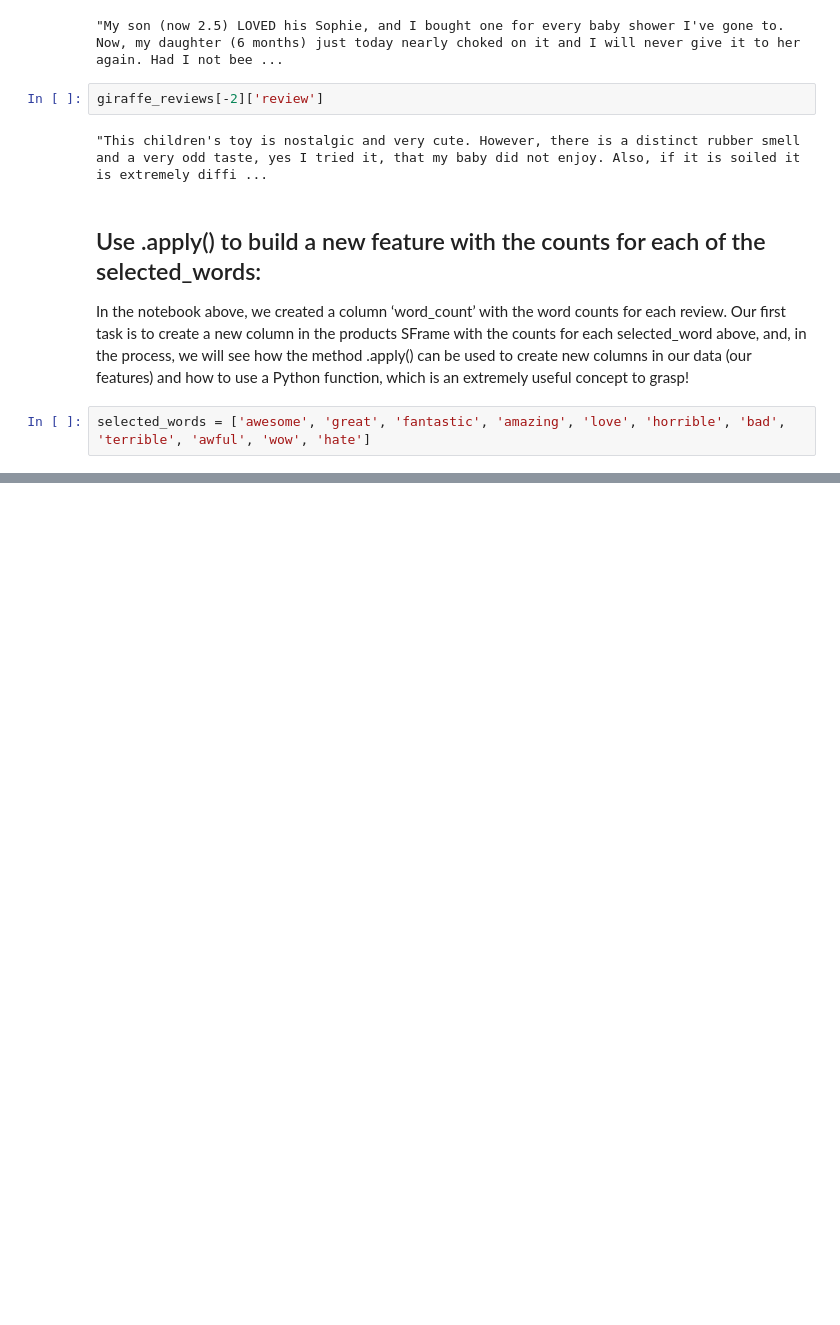
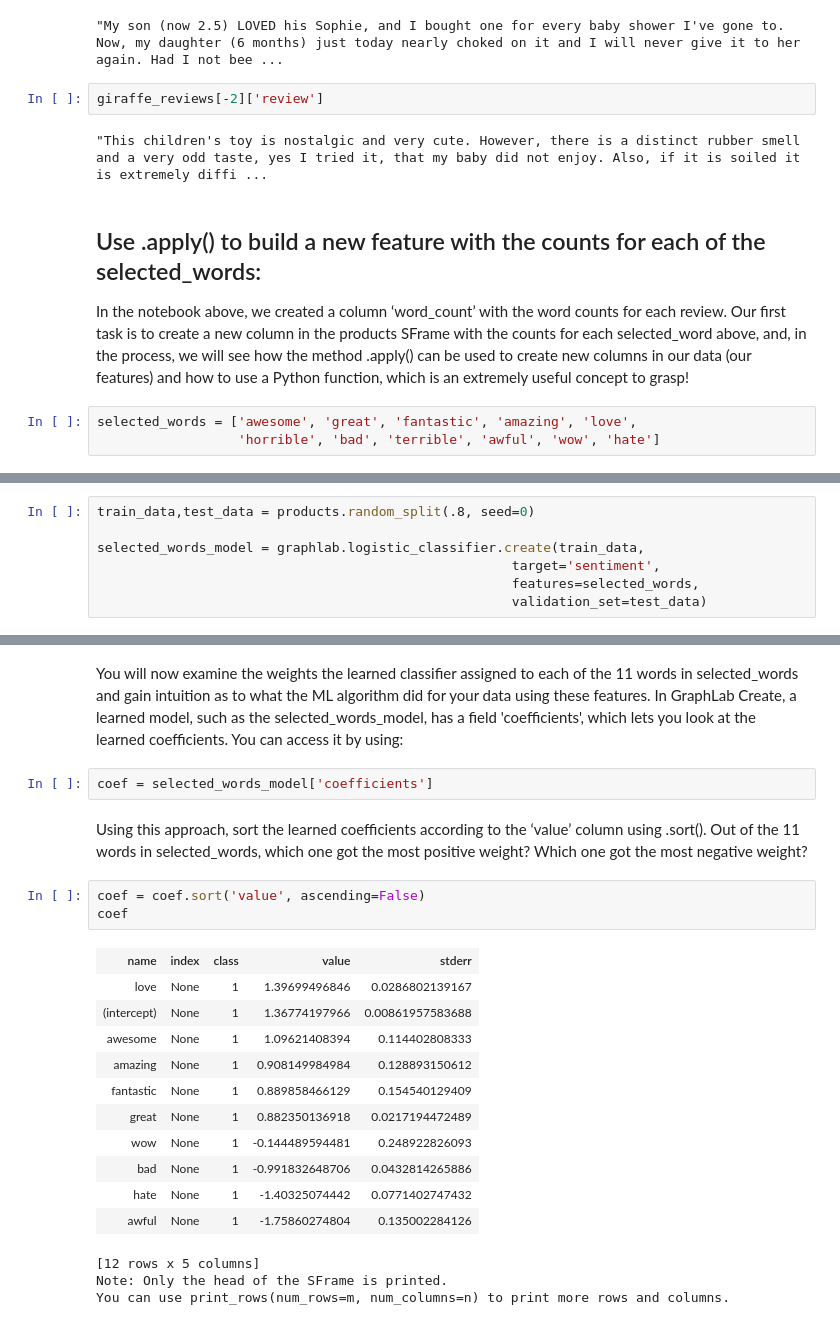
Before and after one commit to mosfiqur-rahman/machine_learning_specialization, a Jupyter notebook: Analyzing Product Sentiment.ipynb, the cells around one changed output, grey strips where cells are left out. Cells and saved outputs as stored; diff of their text form; blank space fills up the shorter version.

Commit message:
classifier update

```diff
--- a/Analyzing Product Sentiment.ipynb
+++ b/Analyzing Product Sentiment.ipynb
@@ -207,7 +207,8 @@ giraffe_reviews[-2]['review']
 
    In the notebook above, we created a column ‘word_count’ with the word counts for each review. Our first task is to create a new column in the products SFrame with the counts for each selected_word above, and, in the process, we will see how the method .apply() can be used to create new columns in our data (our features) and how to use a Python function, which is an extremely useful concept to grasp!
 # %%
-selected_words = ['awesome', 'great', 'fantastic', 'amazing', 'love', 'horrible', 'bad', 'terrible', 'awful', 'wow', 'hate']
+selected_words = ['awesome', 'great', 'fantastic', 'amazing', 'love',
+                  'horrible', 'bad', 'terrible', 'awful', 'wow', 'hate']
 # %%
 # # Generalize function for apply
 
@@ -297,0 +360,7 @@ products['hate'] = products['word_count'].apply(hate_count)
+# %%
+train_data,test_data = products.random_split(.8, seed=0)
+
+selected_words_model = graphlab.logistic_classifier.create(train_data,
+                                                     target='sentiment',
+                                                     features=selected_words,
+                                                     validation_set=test_data)
@@ -297,0 +381,24 @@ products['hate'] = products['word_count'].apply(hate_count)
+# %% [markdown]
+   You will now examine the weights the learned classifier assigned to each of the 11 words in selected_words and gain intuition as to what the ML algorithm did for your data using these features. In GraphLab Create, a learned model, such as the selected_words_model, has a field 'coefficients', which lets you look at the learned coefficients. You can access it by using:
+# %%
+coef = selected_words_model['coefficients']
+# %% [markdown]
+Using this approach, sort the learned coefficients according to the ‘value’ column using .sort(). Out of the 11 words in selected_words, which one got the most positive weight? Which one got the most negative weight?
+# %%
+coef = coef.sort('value', ascending=False)
+coef
+# %% [output]
+| name | index | class | value | stderr |
+| love | None | 1 | 1.39699496846 | 0.0286802139167 |
+| (intercept) | None | 1 | 1.36774197966 | 0.00861957583688 |
+| awesome | None | 1 | 1.09621408394 | 0.114402808333 |
+| amazing | None | 1 | 0.908149984984 | 0.128893150612 |
+| fantastic | None | 1 | 0.889858466129 | 0.154540129409 |
+| great | None | 1 | 0.882350136918 | 0.0217194472489 |
+| wow | None | 1 | -0.144489594481 | 0.248922826093 |
+| bad | None | 1 | -0.991832648706 | 0.0432814265886 |
+| hate | None | 1 | -1.40325074442 | 0.0771402747432 |
+| awful | None | 1 | -1.75860274804 | 0.135002284126 |
+[12 rows x 5 columns]
+Note: Only the head of the SFrame is printed.
+You can use print_rows(num_rows=m, num_columns=n) to print more rows and columns.
```
Also changed, not shown: parts of 24 cells of this notebook.
